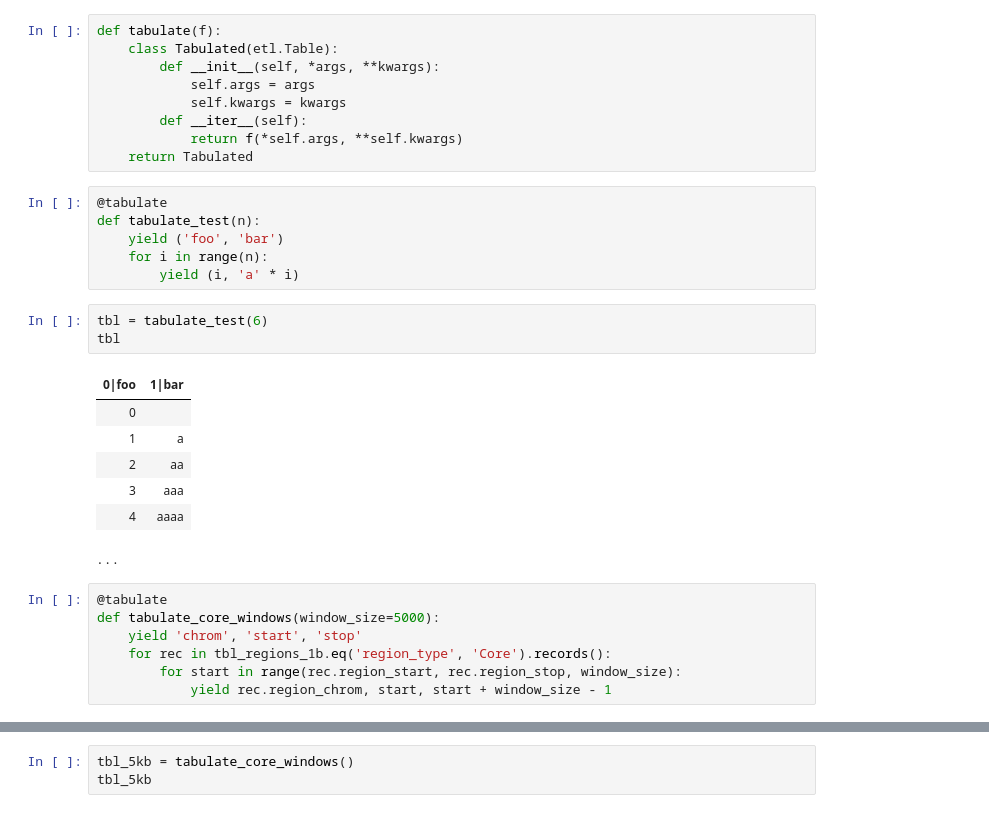
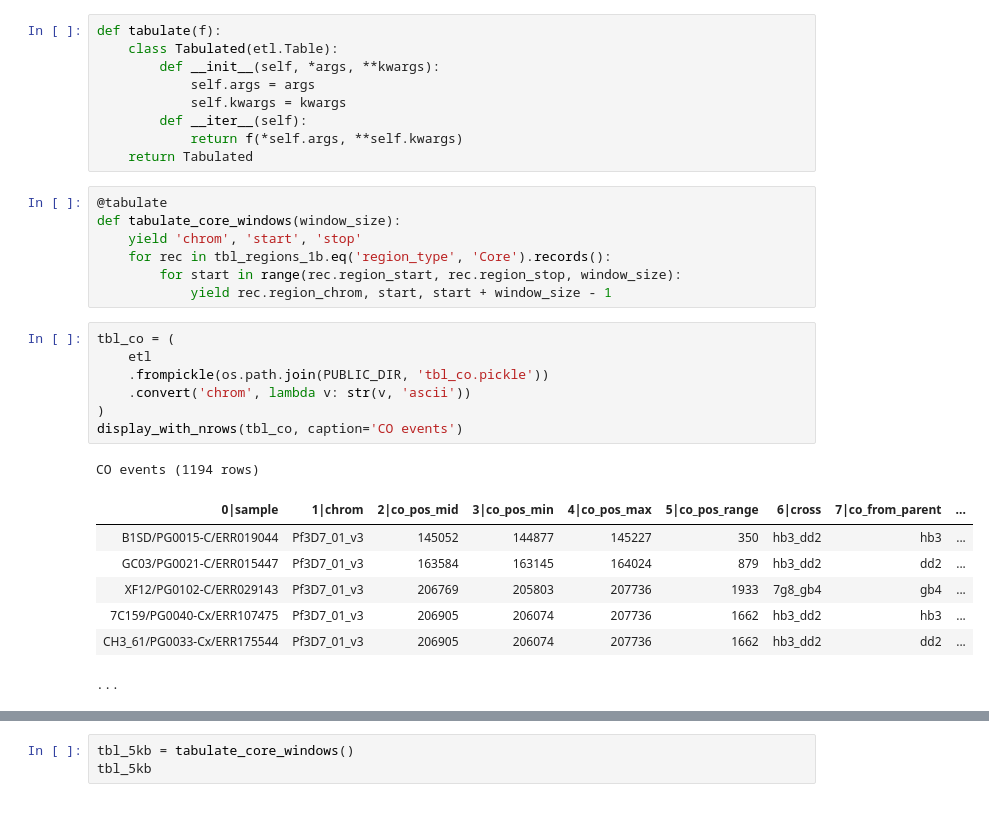
Before and after one commit to wtchg-kwiatkowski/pfx-paper-2015, a Jupyter notebook: supplementary/notebooks/hotspots.ipynb, the cells around one changed output, grey strips where cells are left out. Drawn from its saved outputs; the diff is of its cells as text.

```diff
--- a/supplementary/notebooks/hotspots.ipynb
+++ b/supplementary/notebooks/hotspots.ipynb
@@ -11,27 +11,26 @@ def tabulate(f):
         def __iter__(self):
             return f(*self.args, **self.kwargs)
     return Tabulated
-# %%
-@tabulate
-def tabulate_test(n):
-    yield ('foo', 'bar')
-    for i in range(n):
-        yield (i, 'a' * i)
-# %%
-tbl = tabulate_test(6)
-tbl
-# %% [output]
-| 0|foo | 1|bar |
-| 0 |  |
-| 1 | a |
-| 2 | aa |
-| 3 | aaa |
-| 4 | aaaa |
-...
 # %%
 @tabulate
-def tabulate_core_windows(window_size=5000):
+def tabulate_core_windows(window_size):
     yield 'chrom', 'start', 'stop'
     for rec in tbl_regions_1b.eq('region_type', 'Core').records():
         for start in range(rec.region_start, rec.region_stop, window_size):
             yield rec.region_chrom, start, start + window_size - 1
+# %%
+tbl_co = (
+    etl
+    .frompickle(os.path.join(PUBLIC_DIR, 'tbl_co.pickle'))
+    .convert('chrom', lambda v: str(v, 'ascii'))
+)
+display_with_nrows(tbl_co, caption='CO events')
+# %% [output]
+CO events (1194 rows)
+| 0|sample | 1|chrom | 2|co_pos_mid | 3|co_pos_min | 4|co_pos_max | 5|co_pos_range | 6|cross | 7|co_from_parent | ... |
+| B1SD/PG0015-C/ERR019044 | Pf3D7_01_v3 | 145052 | 144877 | 145227 | 350 | hb3_dd2 | hb3 | ... |
+| GC03/PG0021-C/ERR015447 | Pf3D7_01_v3 | 163584 | 163145 | 164024 | 879 | hb3_dd2 | dd2 | ... |
+| XF12/PG0102-C/ERR029143 | Pf3D7_01_v3 | 206769 | 205803 | 207736 | 1933 | 7g8_gb4 | gb4 | ... |
+| 7C159/PG0040-Cx/ERR107475 | Pf3D7_01_v3 | 206905 | 206074 | 207736 | 1662 | hb3_dd2 | hb3 | ... |
+| CH3_61/PG0033-Cx/ERR175544 | Pf3D7_01_v3 | 206905 | 206074 | 207736 | 1662 | hb3_dd2 | dd2 | ... |
+...
```
Also changed, not shown: parts of 47 cells of this notebook.
